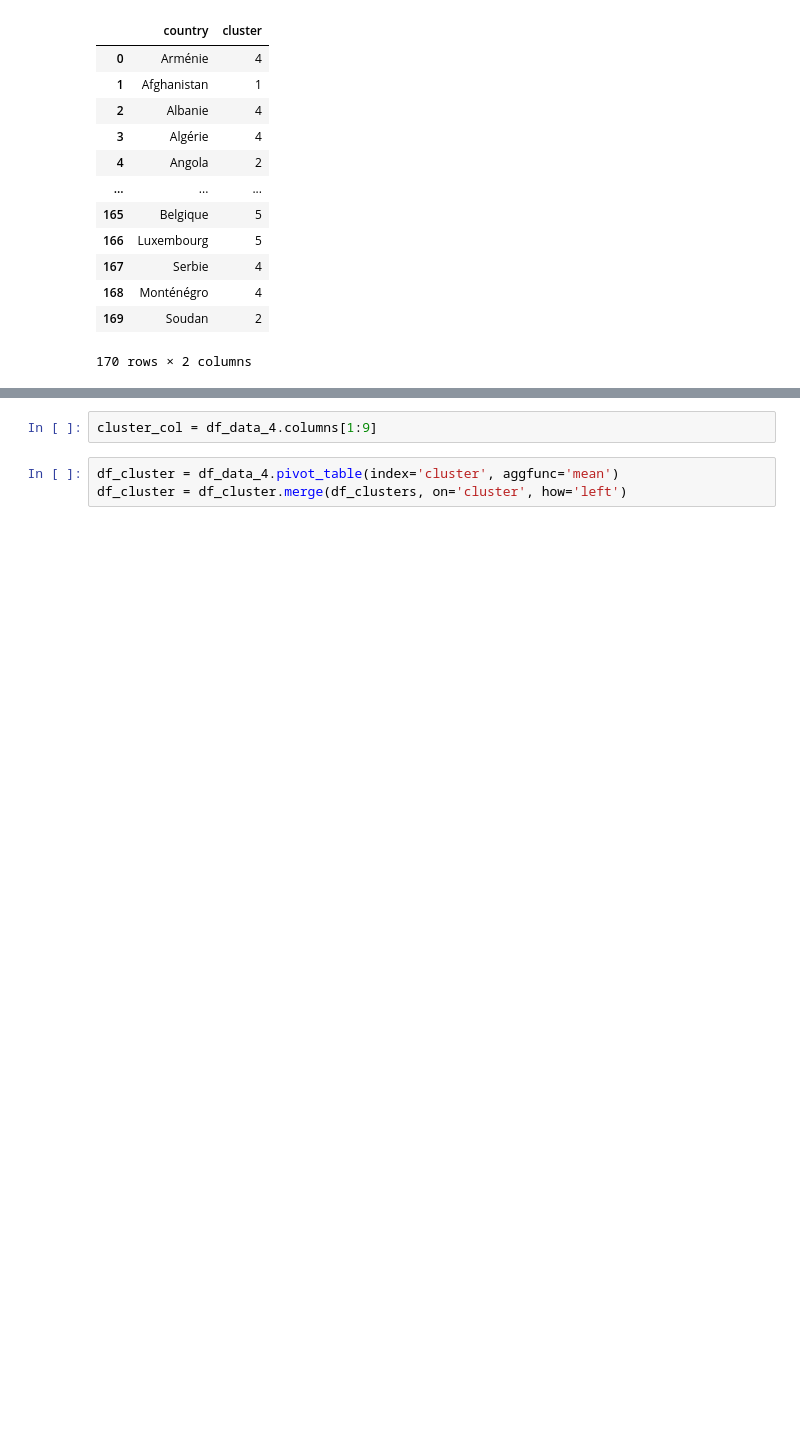
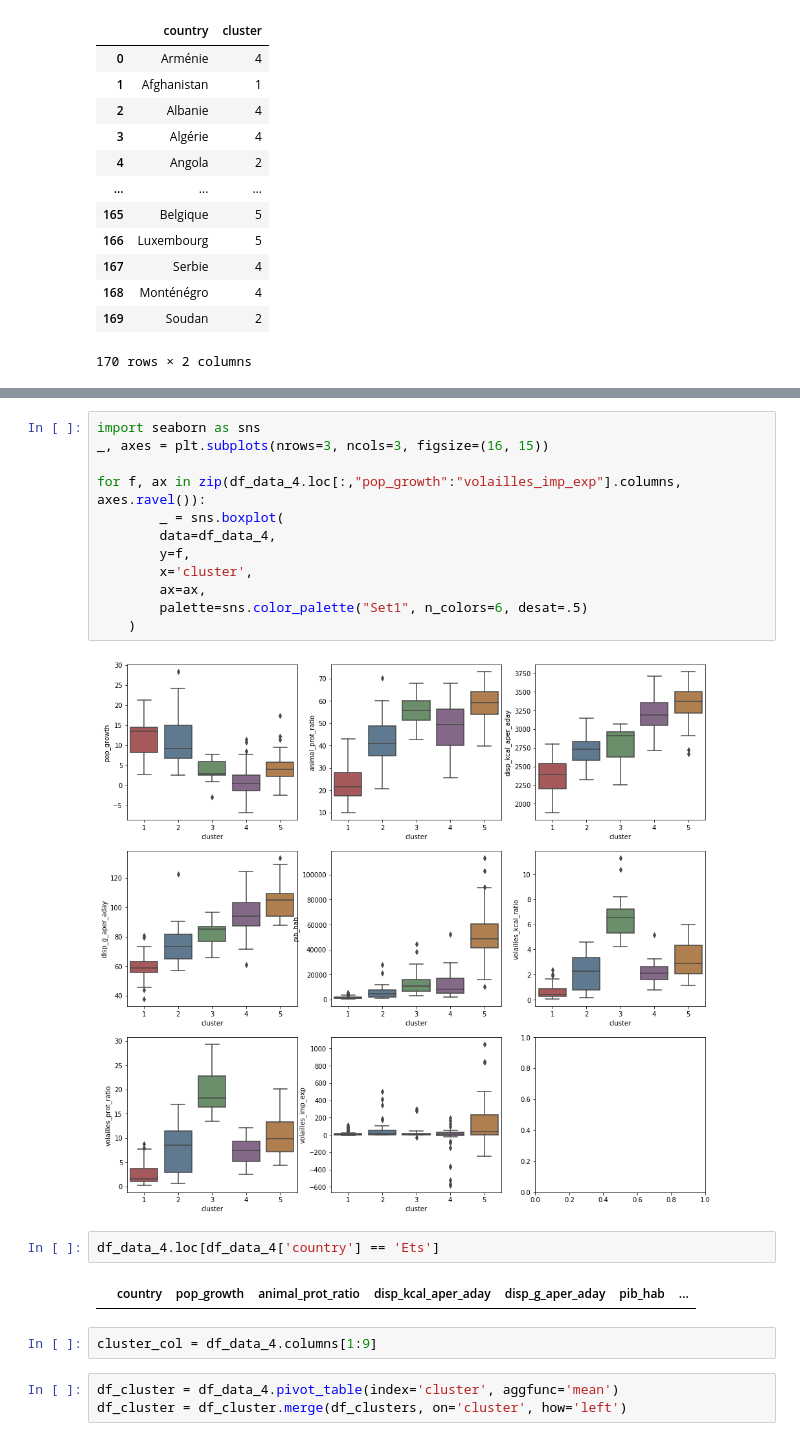
Before and after one commit to Sh4mSh4m/OCR_DA_proj5, a Jupyter notebook: Projet 5 - Etude de marche Loco Pollo.ipynb, the cells around one changed output, grey strips where cells are left out. Cells and saved outputs as stored; diff of their text form; blank space fills up the shorter version.

```diff
--- a/Projet 5 - Etude de marche Loco Pollo.ipynb
+++ b/Projet 5 - Etude de marche Loco Pollo.ipynb
@@ -732,6 +784,24 @@ df_data_4.head(10)
 | 7 | Australie | 7.07 | 67.44 | 3276.0 | 106.28 | 66544.670956 | ... |
 | 8 | Autriche | 3.92 | 59.18 | 3768.0 | 106.21 | 50137.519579 | ... |
 | 9 | Bahamas | 5.03 | 65.15 | 2670.0 | 86.62 | 28303.366072 | ... |
+# %%
+import seaborn as sns
+_, axes = plt.subplots(nrows=3, ncols=3, figsize=(16, 15))
+
+for f, ax in zip(df_data_4.loc[:,"pop_growth":"volailles_imp_exp"].columns, axes.ravel()):
+        _ = sns.boxplot(
+        data=df_data_4,
+        y=f,
+        x='cluster',
+        ax=ax,
+        palette=sns.color_palette("Set1", n_colors=6, desat=.5)
+    )
+# %% [output]
+[figure, added]
+# %%
+df_data_4.loc[df_data_4['country'] == 'Ets']
+# %% [output]
+|  | country | pop_growth | animal_prot_ratio | disp_kcal_aper_aday | disp_g_aper_aday | pib_hab | ... |
 # %%
 cluster_col = df_data_4.columns[1:9]
 # %%
```
Also changed, not shown: parts of 30 cells of this notebook, 3 other files.
